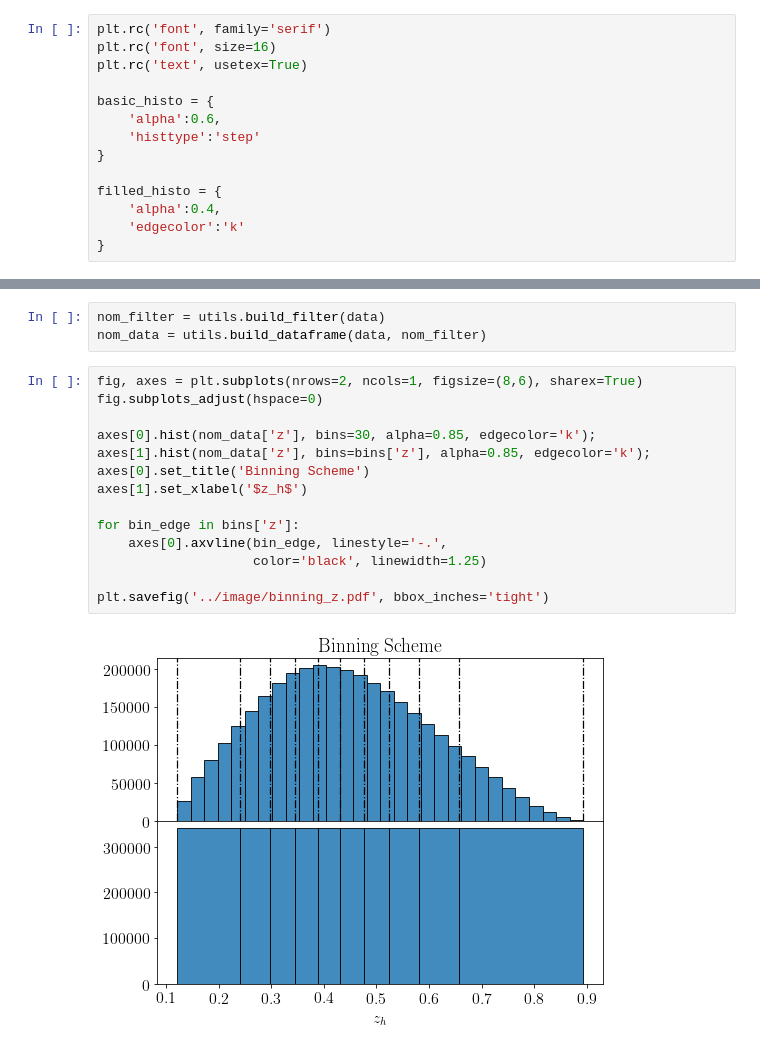
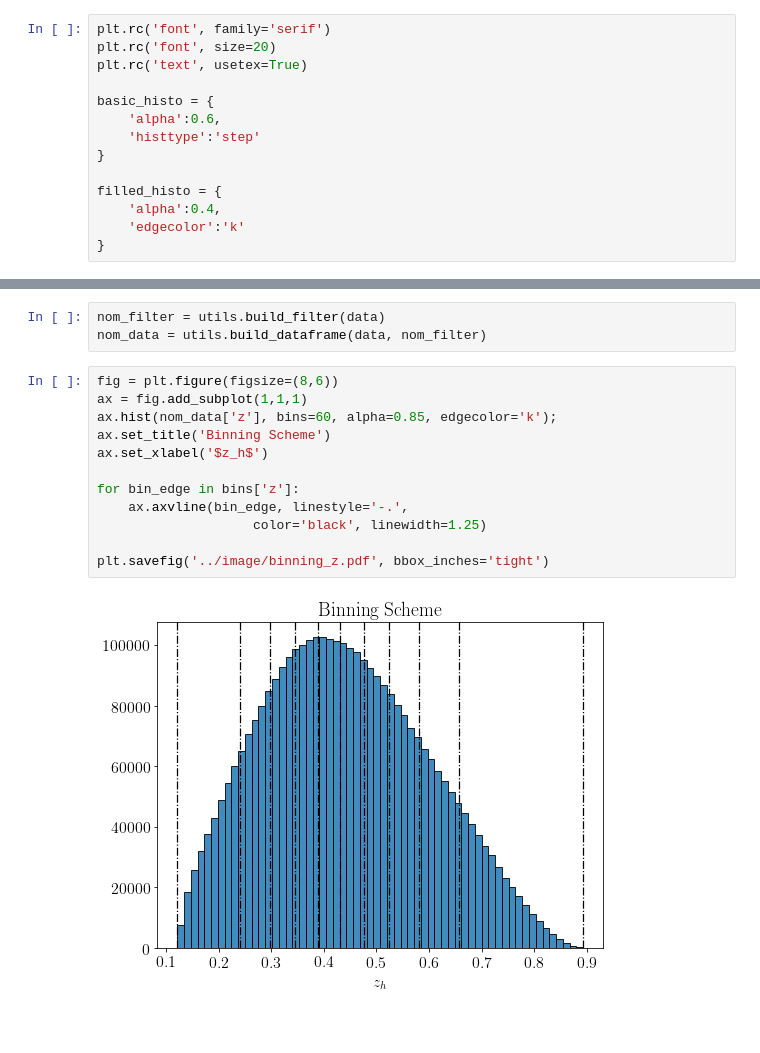
Before and after one commit to dmriser/python-analysis, a Jupyter notebook: kaon-bsa/notebooks/1.0-plot-kinematics.ipynb, the cells around one changed output, grey strips where cells are left out. Drawn from its saved outputs; the diff is of its cells as text.

```diff
--- a/kaon-bsa/notebooks/1.0-plot-kinematics.ipynb
+++ b/kaon-bsa/notebooks/1.0-plot-kinematics.ipynb
@@ -54,7 +54,7 @@ memory usage: 1.6 GB
 Here some basic options and customizations are defined.  Using latex for the axes labels takes a long time, so that option should be false until the final plots are drawn.
 # %%
 plt.rc('font', family='serif')
-plt.rc('font', size=16)
+plt.rc('font', size=20)
 plt.rc('text', usetex=True)
 
 basic_histo = {
@@ -154,18 +154,16 @@ fig.savefig('../image/mx.pdf', bbox_inches='tight')
 nom_filter = utils.build_filter(data)
 nom_data = utils.build_dataframe(data, nom_filter)
 # %%
-fig, axes = plt.subplots(nrows=2, ncols=1, figsize=(8,6), sharex=True)
-fig.subplots_adjust(hspace=0)
-
-axes[0].hist(nom_data['z'], bins=30, alpha=0.85, edgecolor='k');
-axes[1].hist(nom_data['z'], bins=bins['z'], alpha=0.85, edgecolor='k');
-axes[0].set_title('Binning Scheme')
-axes[1].set_xlabel('$z_h$')
+fig = plt.figure(figsize=(8,6))
+ax = fig.add_subplot(1,1,1)
+ax.hist(nom_data['z'], bins=60, alpha=0.85, edgecolor='k');
+ax.set_title('Binning Scheme')
+ax.set_xlabel('$z_h$')
 
 for bin_edge in bins['z']:
-    axes[0].axvline(bin_edge, linestyle='-.',
+    ax.axvline(bin_edge, linestyle='-.',
                     color='black', linewidth=1.25)
 
 plt.savefig('../image/binning_z.pdf', bbox_inches='tight')
 # %% [output]
-[figure, old version]
+[figure, new version]
```
Also changed, not shown: parts of 2 cells of this notebook, 2 other files.
